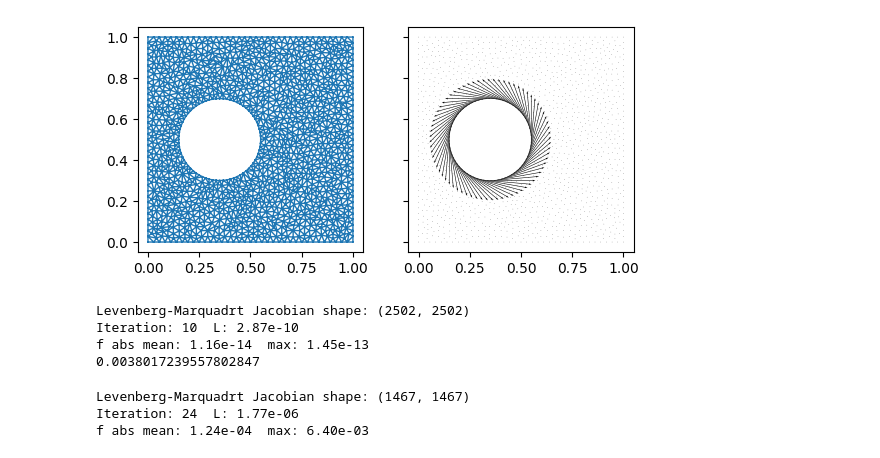
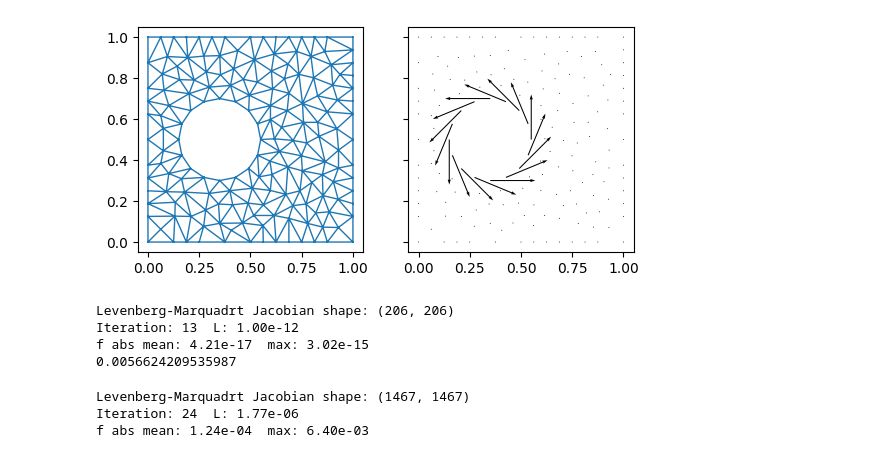
Before and after one commit to chetools/sparseLM, a Jupyter notebook: spareLM/navier_stokes_steady_state.ipynb, the cells around one changed output. Drawn from its saved outputs; the diff is of its cells as text; code cells hidden in the pictures.

```diff
--- a/spareLM/navier_stokes_steady_state.ipynb
+++ b/spareLM/navier_stokes_steady_state.ipynb
@@ -12,7 +12,7 @@ from lm import LM
 import scipy as sp
 jnp.set_printoptions(precision=4,linewidth=120)
 # %%
-Nside=36
+Nside=8
 Nsquare=Nside*4
 v=np.linspace(0,1,Nside,endpoint=False)
 z=np.zeros(Nside)
@@ -21,7 +21,7 @@ square=np.c_[np.r_[v,o,1-v,z],np.r_[z,v,o,1-v]]
 square_seg = np.c_[np.arange(square.shape[0]-1),np.arange(1,square.shape[0])]
 square_seg = np.r_[square_seg,np.array([[square.shape[0]-1,0]])]
 
-Ncircle = 72
+Ncircle = 16
 r=0.2
 cx,cy=0.35,0.5
 theta = np.linspace(0, 2 * np.pi, Ncircle, endpoint=False)
@@ -29,21 +29,6 @@ circle = np.stack([r*np.cos(theta)+cx, r*np.sin(theta)+cy], axis=1)
 circle_seg = np.c_[np.arange(circle.shape[0]-1), np.arange(1,circle.shape[0])]
 circle_seg = np.r_[circle_seg,np.array([[circle.shape[0]-1,0]])]
 circle_seg+=square.shape[0]
-
-square_normals = np.zeros((Nsquare,2))
-square_normals[1:Nside] = np.array([0.,1.])
-square_normals[Nside+1:2*Nside] = np.array([-1.,0.])
-square_normals[2*Nside+1:3*Nside] = np.array([0,-1.])
-square_normals[3*Nside+1:4*Nside] = np.array([1.,0.])
-a45 = np.sqrt(2)/2
-square_normals[0] = np.array([a45, a45])
-square_normals[Nside] = np.array([-a45, a45])
-square_normals[2*Nside] = np.array([-a45, -a45])
-square_normals[3*Nside] = np.array([a45, -a45])
-
-circle_normals = np.c_[np.cos(theta), np.sin(theta)]
-normals = np.r_[square_normals, circle_normals]
-boundary = np.arange(Nsquare+Ncircle)
 # %%
 A = dict(vertices=np.r_[square,circle], segments=np.r_[square_seg,circle_seg], holes=[[cx, cy]])
-B = triangle.triangulate(A, 'qpa0.0005D')
+B = triangle.triangulate(A, 'qpa0.005D')
@@ -104,28 +146,14 @@ def get_coeffs(f):
     return lu_solve_vec((LUs, pivs), jnp.take(f,n5s)-f[:,None])
 # %%
 
-w=0.01
-u=np.zeros(Nverts)
-u[:Nsquare]=0.
-u[Nsquare:Nsquare + Ncircle]=-r*w*np.sin(theta)
-u[Nsquare+Ncircle:]=1e-6
 
-v=np.zeros(Nverts)
-v[:Nsquare]=0.
-v[Nsquare:Nsquare + Ncircle]=r*w*np.cos(theta)
-v[Nsquare+Ncircle:]=1e-6
-
-p=jnp.zeros(Nverts)
-
-u=jnp.asarray(u)
-v=jnp.asarray(v)
 fig1, ax = plt.subplots(1,2, sharex=True, sharey=True)
 ax[0].set_aspect('equal')
 _=ax[0].triplot(verts[:,0],verts[:,1],'-',triangles=tr,lw=1)
 ax[1].set_aspect('equal')
 _=ax[1].quiver(verts[:,0],verts[:,1], u, v, scale=0.01)
 # %% [output]
-[figure, old version]
+[figure, new version]
 # %%
 
 #Stokes flow
@@ -142,17 +170,19 @@ def eqs(x, u=u, v=v):
     return jnp.r_[ueqs, veqs]
 
 xguess=np.r_[u[interior], v[interior]]
-res=LM(eqs, xguess, L=1, rho_tol = 0.1, maxiter=100, xtol=1e-6, ftol=1e-10, iter_print=25)
+solver=LM(eqs, xguess)
+res = solver(L=1, rho_tol = 0.1, maxiter=100, xtol=1e-12, ftol=1e-15,iter_print=25)
+
 usol=u.at[interior].set(res.x[:Ninterior])
 vsol=v.at[interior].set(res.x[Ninterior:2*Ninterior])
 ua=get_coeffs(usol)
 va=get_coeffs(vsol)
 print(np.max(np.abs(ua[interior,2] + va[interior,3])))
 # %% [output]
-Levenberg-Marquadrt Jacobian shape: (2502, 2502)
-Iteration: 10  L: 2.87e-10
-f abs mean: 1.16e-14  max: 1.45e-13
-0.0038017239557802847
+Levenberg-Marquadrt Jacobian shape: (206, 206)
+Iteration: 13  L: 1.00e-12
+f abs mean: 4.21e-17  max: 3.02e-15
+0.0056624209535987
 # %%
 rho=1000.
 
```
Also changed, not shown: parts of 2 cells of this notebook.
